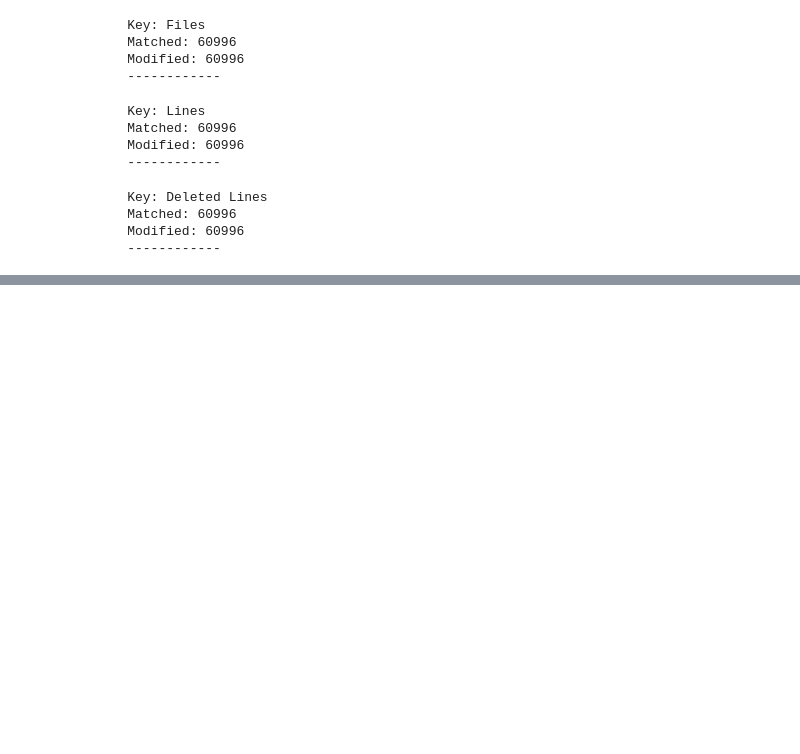
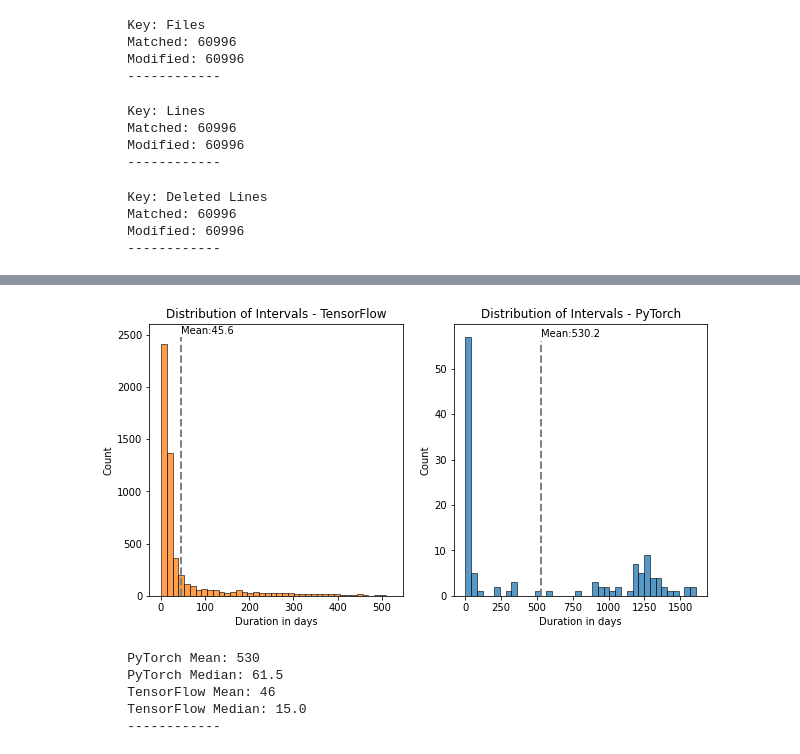
Before and after one commit to crystalwongcy/database_management, a Jupyter notebook: DMS.ipynb, the cells around one changed output, grey strips where cells are left out. Cells and saved outputs as stored; diff of their text form; code cells hidden in the pictures; blank space fills up the shorter version.

```diff
--- a/DMS.ipynb
+++ b/DMS.ipynb
@@ -689,0 +841,26 @@ print("""
+# %%
+# analyse average issue duration by project
+# Create a temporary table
+df.createOrReplaceTempView('issues')
+
+# Run a simple SQL command
+
+issues_duration_tf = spark_mongo.sql("""
+                                SELECT Projects,
+                                    _id,
+                                    DATEDIFF(State.Closed_at, State.Created_at) as Duration
+                                FROM issues
+                                WHERE Projects = 'tensorflow'
+                                """)
+issues_duration_tf_pd = issues_duration_tf.toPandas()
+issues_duration_tf.show()
+
+issues_duration_py = spark_mongo.sql("""
+                                SELECT Projects,
+                                    _id,
+                                    DATEDIFF(State.Closed_at, State.Created_at) as Duration
+                                FROM issues
+                                WHERE Projects = 'pytorch'
+                                """)
+issues_duration_py_pd = issues_duration_py.toPandas()
+issues_duration_py.show()
@@ -689,0 +885,35 @@ print("""
+# %%
+# distribution of interval
+tf_mean = np.mean(issues_duration_tf_pd['Duration'])
+py_mean = np.mean(issues_duration_py_pd['Duration'])
+fig, ax = plt.subplots(1, 2, figsize=(10, 5))
+sns.histplot(ax = ax[0], data=issues_duration_tf_pd, x="Duration", color = sns.color_palette()[1], bins=40)
+ax[0].set(xlabel='Duration in days', ylabel='Count')
+ax[0].title.set_text("Distribution of Intervals - TensorFlow")
+ax[0].vlines(x = tf_mean, ymin = 0, ymax = 2480, color = 'grey', linewidth=2, ls = '--')
+ax[0].annotate(text = f'Mean:{tf_mean:0.1f}', xy=(tf_mean, 2510))
+sns.histplot(ax = ax[1], data=issues_duration_py_pd, x="Duration", color = sns.color_palette()[0], bins=40)
+ax[1].set(xlabel='Duration in days', ylabel='Count')
+ax[1].title.set_text("Distribution of Intervals - PyTorch")
+ax[1].vlines(x = py_mean, ymin = 0, ymax = 56, color = 'grey', linewidth=2, ls = '--')
+ax[1].annotate(text = f'Mean:{py_mean:0.1f}', xy=(py_mean, 57))
+plt.show()
+# %% [output]
+[figure, added]
+# %%
+print("""
+    PyTorch Mean: {}
+    PyTorch Median: {}
+    TensorFlow Mean: {}
+    TensorFlow Median: {}
+    ------------
+    """.format(round(np.mean(issues_duration_py_pd['Duration'])),
+                np.median(issues_duration_py_pd['Duration']),
+                round(np.mean(issues_duration_tf_pd['Duration'])),
+                np.median(issues_duration_tf_pd['Duration'])))
+# %% [output]
+    PyTorch Mean: 530
+    PyTorch Median: 61.5
+    TensorFlow Mean: 46
+    TensorFlow Median: 15.0
+    ------------
```
Also changed, not shown: parts of 45 cells of this notebook.
